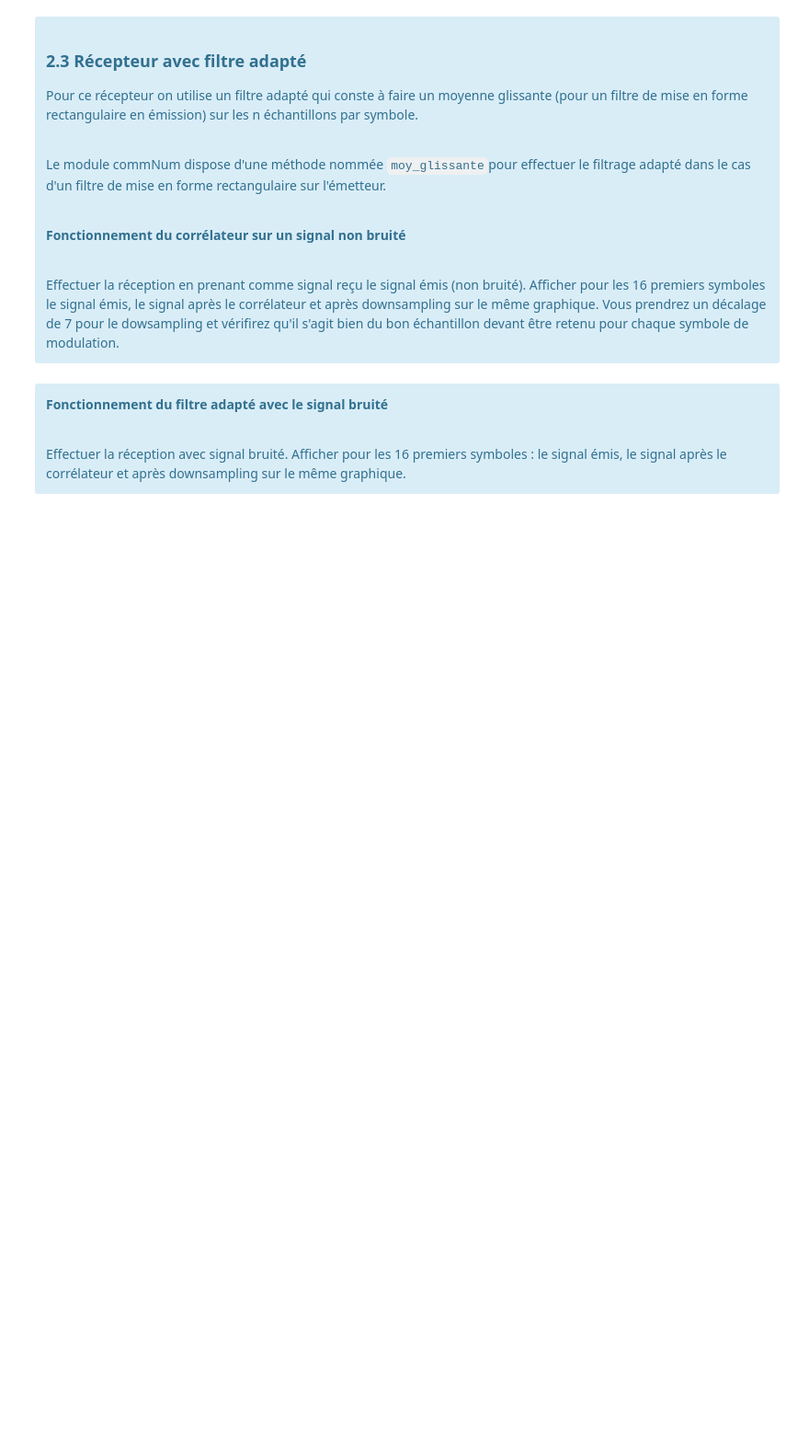
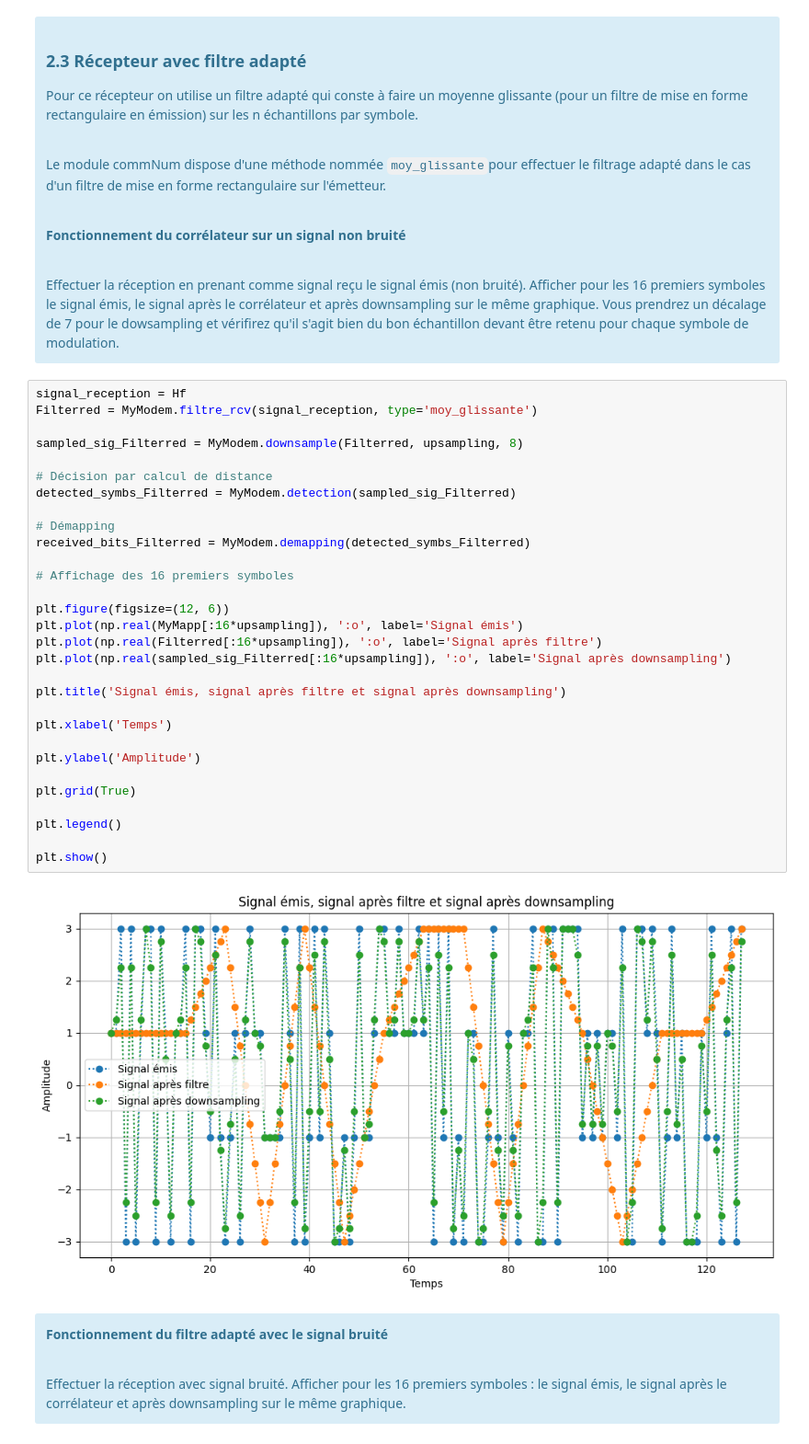
Before and after one commit to NergYR/RT4R02, a Jupyter notebook: TP1/TP 1 Filtrage adapté sujet.ipynb, the cells around one changed output. Shown at 92% size. Drawn from its saved outputs; the diff is of its cells as text; blank space fills up the shorter version.

```diff
--- a/TP1/TP 1 Filtrage adapté sujet.ipynb
+++ b/TP1/TP 1 Filtrage adapté sujet.ipynb
@@ -222,6 +348,38 @@ Le module commNum dispose d'une méthode nommée `moy_glissante`pour effectuer l
 Effectuer la réception en prenant comme signal reçu le signal émis (non bruité). Afficher pour les 16 premiers symboles le signal émis, le signal après le corrélateur et après downsampling sur le même graphique. Vous prendrez un décalage de 7 pour le dowsampling et vérifirez qu'il s'agit bien du bon échantillon devant être retenu pour chaque symbole de modulation.
 
 </div>
+# %%
+signal_reception = Hf
+Filterred = MyModem.filtre_rcv(signal_reception, type='moy_glissante')
+
+sampled_sig_Filterred = MyModem.downsample(Filterred, upsampling, 8)
+
+# Décision par calcul de distance
+detected_symbs_Filterred = MyModem.detection(sampled_sig_Filterred)
+
+# Démapping
+received_bits_Filterred = MyModem.demapping(detected_symbs_Filterred)
+
+# Affichage des 16 premiers symboles
+
+plt.figure(figsize=(12, 6))
+plt.plot(np.real(MyMapp[:16*upsampling]), ':o', label='Signal émis')
+plt.plot(np.real(Filterred[:16*upsampling]), ':o', label='Signal après filtre')
+plt.plot(np.real(sampled_sig_Filterred[:16*upsampling]), ':o', label='Signal après downsampling')
+
+plt.title('Signal émis, signal après filtre et signal après downsampling')
+
+plt.xlabel('Temps')
+
+plt.ylabel('Amplitude')
+
+plt.grid(True)
+
+plt.legend()
+
+plt.show()
+# %% [output]
+[figure, added]
 # %% [markdown]
 <div class="alert alert-block alert-info bilan">
 
```
Also changed, not shown: parts of 10 cells of this notebook.
